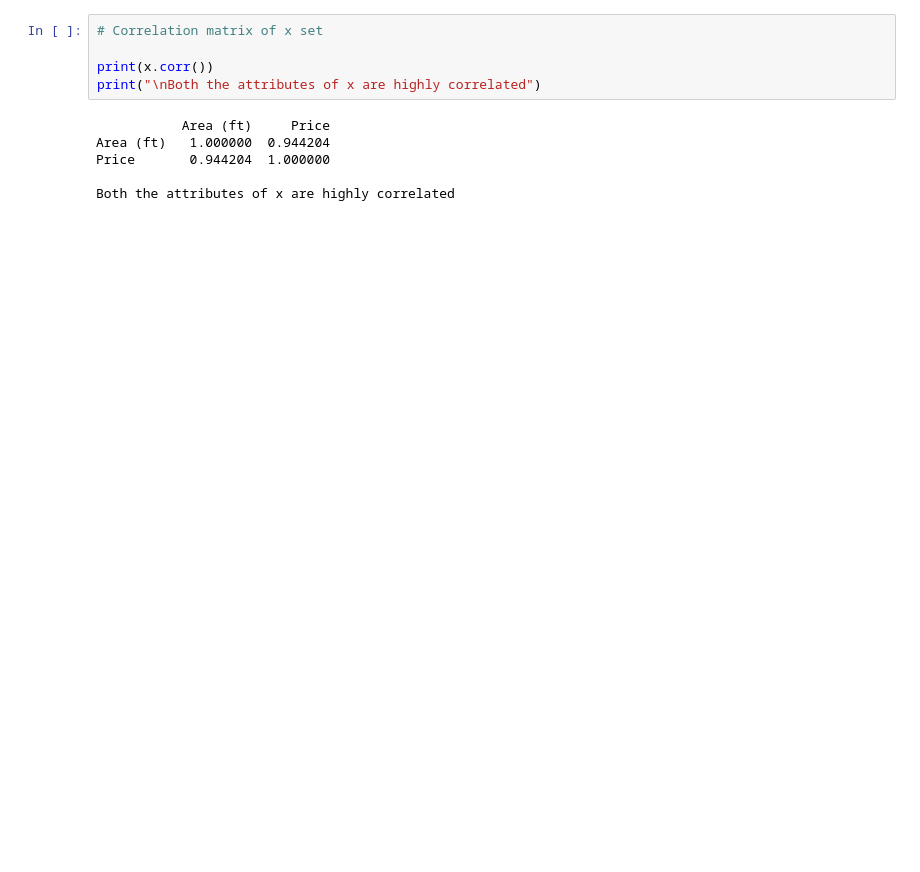
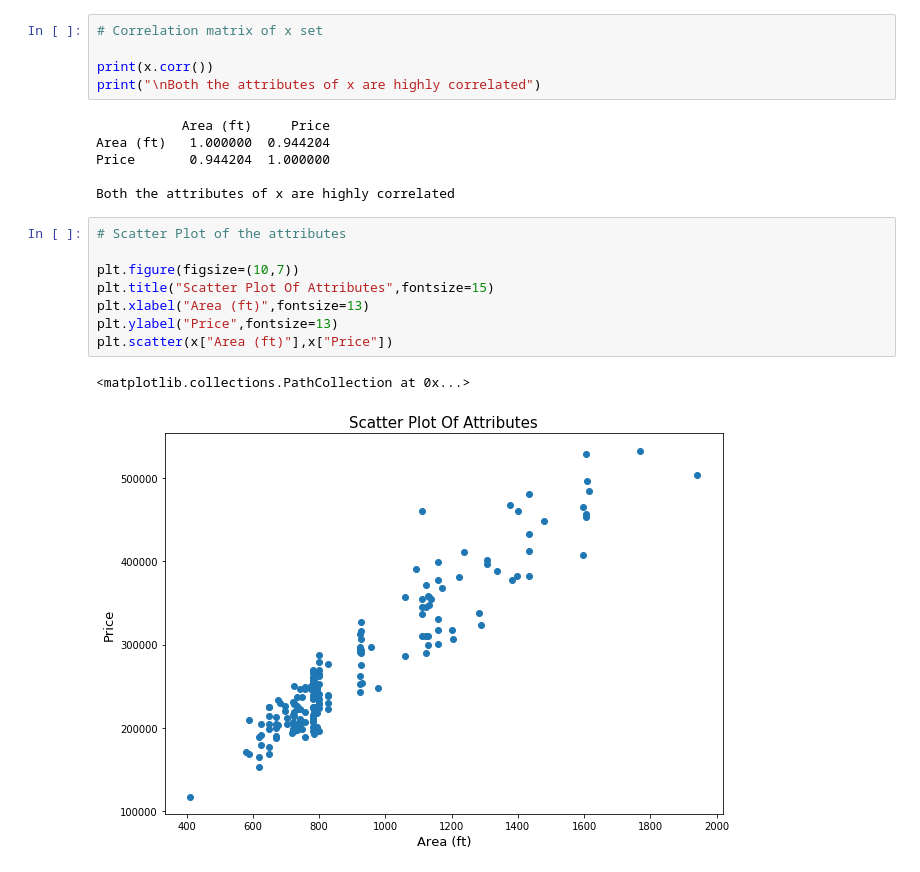
Before and after one commit to Salmankh3/Machine-Learning, a Jupyter notebook: Classification/Multi_Class/House Deal Satisfaction/House_Deal_Satisfaction_SVM.ipynb, the cells around one changed output. Saved outputs shown, nothing was run; the diff lists cells and outputs as text; blank space fills up the shorter version.

```diff
--- a/Classification/Multi_Class/House Deal Satisfaction/House_Deal_Satisfaction_SVM.ipynb
+++ b/Classification/Multi_Class/House Deal Satisfaction/House_Deal_Satisfaction_SVM.ipynb
@@ -139,3 +116,14 @@ Area (ft)   1.000000  0.944204
 Price       0.944204  1.000000
 
 Both the attributes of x are highly correlated
+# %%
+# Scatter Plot of the attributes
+
+plt.figure(figsize=(10,7))
+plt.title("Scatter Plot Of Attributes",fontsize=15)
+plt.xlabel("Area (ft)",fontsize=13)
+plt.ylabel("Price",fontsize=13)
+plt.scatter(x["Area (ft)"],x["Price"])
+# %% [output]
+<matplotlib.collections.PathCollection at 0x...>
+[figure, added]
```
Also changed, not shown: parts of 9 cells of this notebook.
